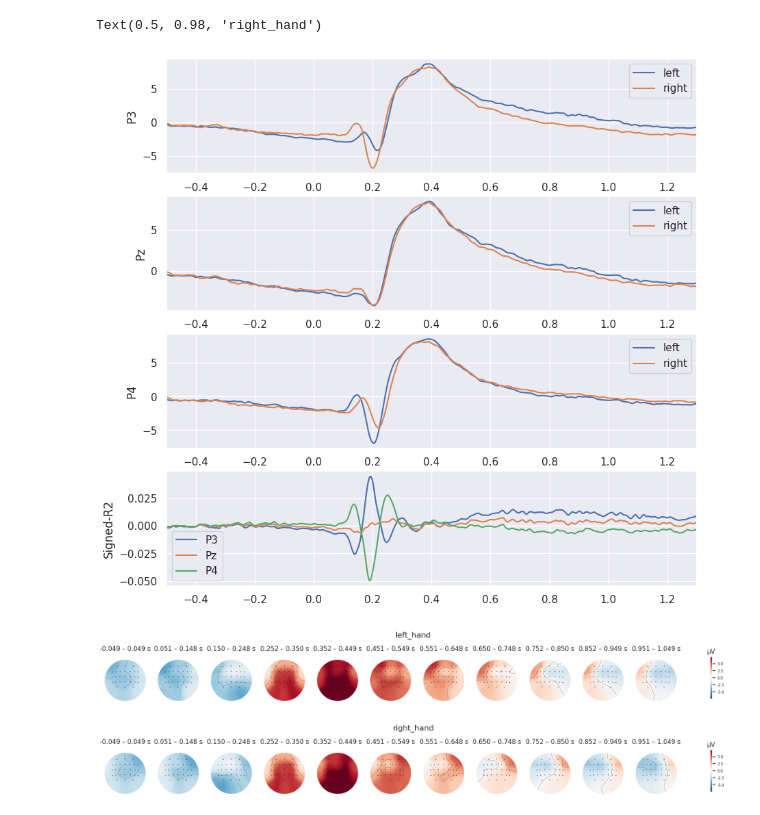
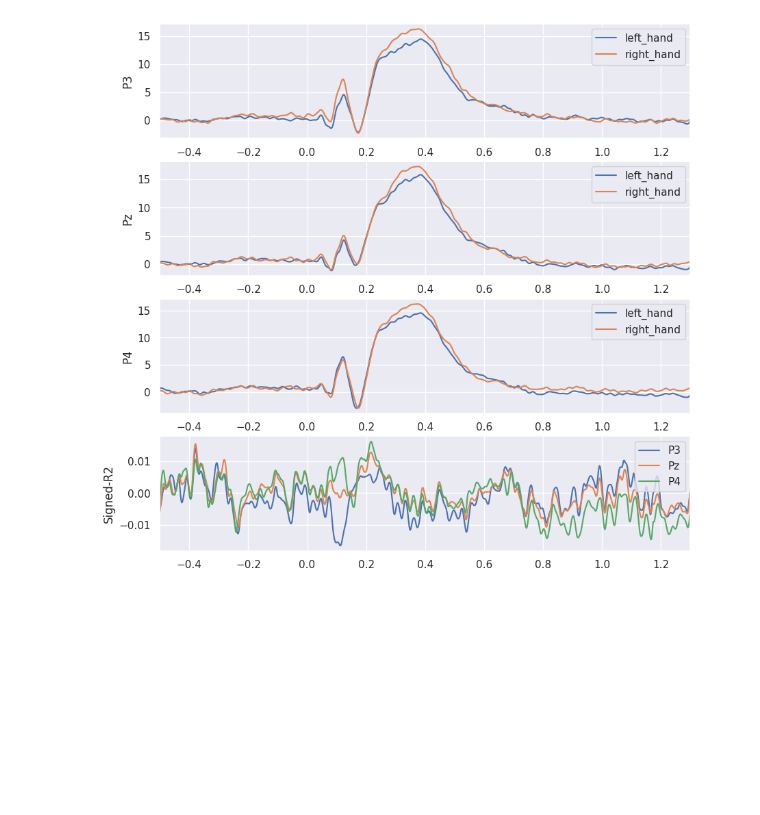
Before and after one commit to dtrocellier/MI_bci_epoch_window_influence, a Jupyter notebook: notebooks/visual-erp_all.ipynb, the cells around one changed output. Cells and saved outputs as stored; diff of their text form; code cells hidden in the pictures; blank space fills up the shorter version.

```diff
--- a/notebooks/visual-erp_all.ipynb
+++ b/notebooks/visual-erp_all.ipynb
@@ -23,11 +23,13 @@ def load_evoked(dataset_name):
     left_hand_evokeds_list = []
     for f in left_hand:
         evoked_left = mne.read_evokeds(base / f)
+        evoked_left[0].pick(picks="eeg")
         left_hand_evokeds_list.append(evoked_left[0])
 
     right_hand_evokeds_list = []
     for f in right_hand:
         evoked_right = mne.read_evokeds(base / f)
+        evoked_right[0].pick(picks="eeg")
         right_hand_evokeds_list.append(evoked_right[0])
 
     left_hand_evoked = mne.combine_evoked(left_hand_evokeds_list, weights="equal")
@@ -52,61 +54,49 @@ def load_signed_r2(dataset_name):
     return signed_r2
 # %%
 
-dataset_name = "Dreyer2023"
-#dataset_name = "Lee2019_MI"
+#dataset_name = "Dreyer2023"
+dataset_name = "Lee2019_MI"
+
+save_base = Path("./figures")
+save_base.mkdir(exist_ok=True, parents=True)
 
 left_hand_evoked, right_hand_evoked = load_evoked(dataset_name)
+
 left_hand_evoked.crop(tmin=-0.5, tmax=1.3)
 right_hand_evoked.crop(tmin=-0.5, tmax=1.3)
 
 signed_r2 = load_signed_r2(dataset_name)
 signed_r2.crop(tmin=-0.5, tmax=1.3)
 
+sns.set()
 fig, ax = plt.subplots(4, 1, figsize=(10, 10))
 
 ax[0].set_ylabel("P3")
 sns.lineplot(x=left_hand_evoked.times, y=left_hand_evoked.get_data(picks="P3", units="uV").squeeze(), ax=ax[0],
-             label="left")
+             label="left_hand")
 sns.lineplot(x=right_hand_evoked.times, y=right_hand_evoked.get_data(picks="P3", units="uV").squeeze(), ax=ax[0],
-             label="right")
+             label="right_hand")
 
 ax[1].set_ylabel("Pz")
 sns.lineplot(x=left_hand_evoked.times, y=left_hand_evoked.get_data(picks="Pz", units="uV").squeeze(), ax=ax[1],
-             label="left")
+             label="left_hand")
 sns.lineplot(x=right_hand_evoked.times, y=right_hand_evoked.get_data(picks="Pz", units="uV").squeeze(), ax=ax[1],
-             label="right")
+             label="right_hand")
 
 ax[2].set_ylabel("P4")
 sns.lineplot(x=left_hand_evoked.times, y=left_hand_evoked.get_data(picks="P4", units="uV").squeeze(), ax=ax[2],
-             label="left")
+             label="left_hand")
 sns.lineplot(x=right_hand_evoked.times, y=right_hand_evoked.get_data(picks="P4", units="uV").squeeze(), ax=ax[2],
-             label="right")
+             label="right_hand")
 
 ax[3].set_ylabel("Signed-R2")
 sns.lineplot(x=signed_r2.times, y=signed_r2.get_data(picks="P3").squeeze(), ax=ax[3], label="P3")
 sns.lineplot(x=signed_r2.times, y=signed_r2.get_data(picks="Pz").squeeze(), ax=ax[3], label="Pz")
 sns.lineplot(x=signed_r2.times, y=signed_r2.get_data(picks="P4").squeeze(), ax=ax[3], label="P4")
 
 for a in ax:
     a.set_xlim([-0.5, 1.3])
 
-if dataset_name == "Dreyer2023":
-    vlim = [-7.5, 7.5]
-elif dataset_name == "Lee2019_MI":
-    #vlim = [-7.5, 7.5]
-    vlim = [-16, 16]
-
-left_hand_evoked.info.set_montage("standard_1005")
-im = left_hand_evoked.plot_topomap(times=[0.0, 0.1, 0.2, 0.3, 0.4, 0.5, 0.6, 0.7, 0.8, 0.9, 1.0], average=0.1,
-                                   show=False, vlim=vlim)
-im.suptitle("left_hand")
-
-right_hand_evoked.info.set_montage("standard_1005")
-im = right_hand_evoked.plot_topomap(times=[0.0, 0.1, 0.2, 0.3, 0.4, 0.5, 0.6, 0.7, 0.8, 0.9, 1.0], average=0.1,
-                                    show=False, vlim=vlim)
-im.suptitle("right_hand")
+fig.savefig(save_base / f"{dataset_name}_visual_erp.png", dpi=600)
 # %% [output]
-Text(0.5, 0.98, 'right_hand')
-[figure, old version]
+[figure, new version]
-[figure, removed]
-[figure, removed]
```
Also changed, not shown: parts of 1 cell of this notebook, 6 other files.
